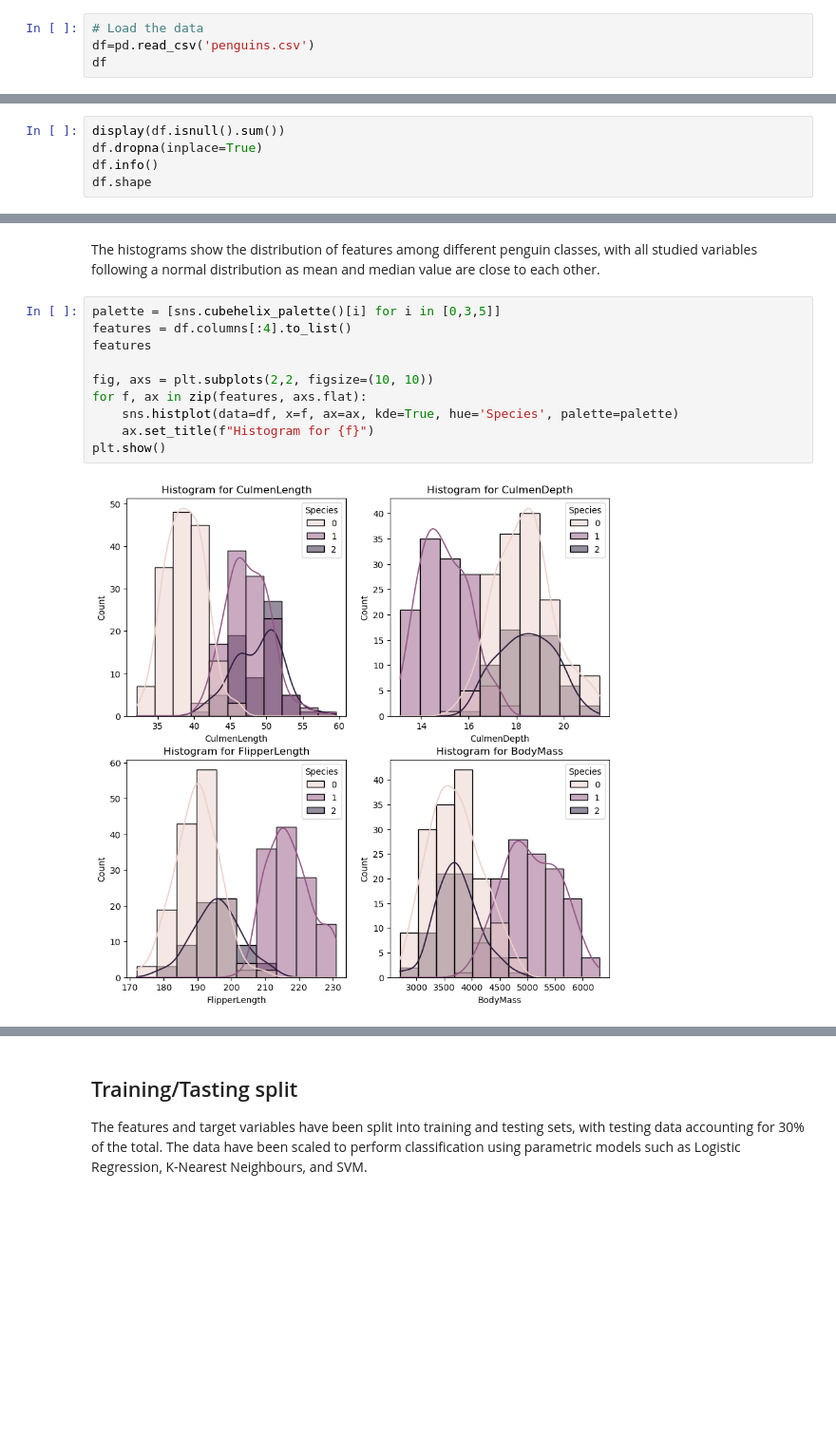
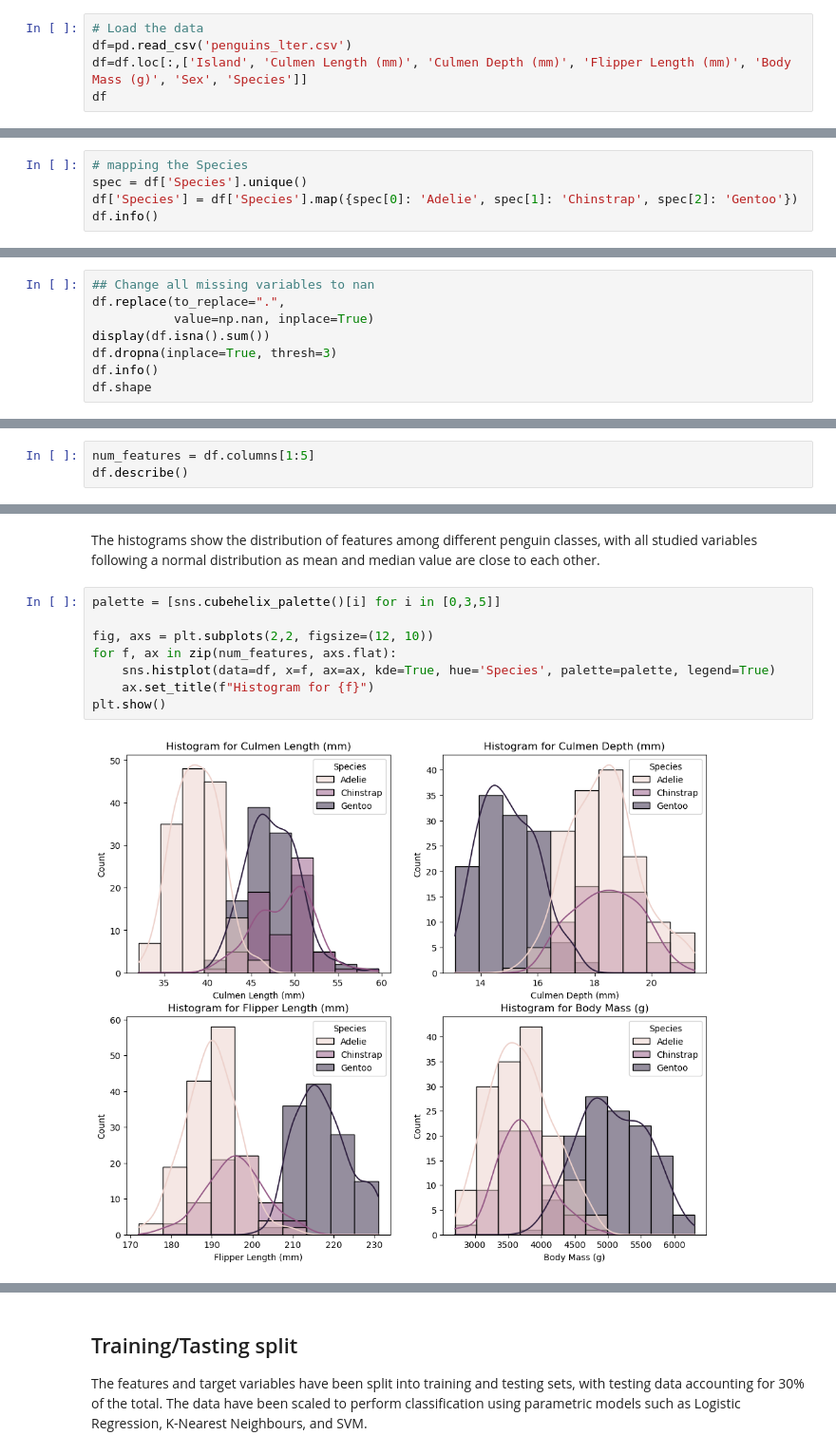
Before and after one commit to ania293/Classification_penguins, a Jupyter notebook: penguins.ipynb, the cells around one changed output, grey strips where cells are left out. Shown at 95% size. Cells and saved outputs as stored; diff of their text form; blank space fills up the shorter version.

```diff
--- a/penguins.ipynb
+++ b/penguins.ipynb
@@ -19,5 +36,6 @@ from functions import model_perform
 # %%
 # Load the data
-df=pd.read_csv('penguins.csv')
+df=pd.read_csv('penguins_lter.csv')
+df=df.loc[:,['Island', 'Culmen Length (mm)', 'Culmen Depth (mm)', 'Flipper Length (mm)', 'Body Mass (g)', 'Sex', 'Species']]
 df
 # %% [output]
@@ -63,0 +69,5 @@ memory usage: 13.6 KB
+# %%
+# mapping the Species
+spec = df['Species'].unique()
+df['Species'] = df['Species'].map({spec[0]: 'Adelie', spec[1]: 'Chinstrap', spec[2]: 'Gentoo'})
+df.info()
@@ -66,8 +91,11 @@ memory usage: 13.6 KB
 
 Verifying the number of samples and checking the completeness of the data.
 # %%
-display(df.isnull().sum())
-df.dropna(inplace=True)
+## Change all missing variables to nan
+df.replace(to_replace=".",
+           value=np.nan, inplace=True)
+display(df.isna().sum())
+df.dropna(inplace=True, thresh=3)
 df.info()
 df.shape
 # %% [output]
@@ -110,0 +135,3 @@ df.describe()
+# %%
+num_features = df.columns[1:5]
+df.describe()
@@ -112,13 +149,11 @@ df.describe()
 The histograms show the distribution of features among different penguin classes, with all studied variables following a normal distribution as mean and median value are close to each other.
 # %%
 palette = [sns.cubehelix_palette()[i] for i in [0,3,5]]
-features = df.columns[:4].to_list()
-features
 
-fig, axs = plt.subplots(2,2, figsize=(10, 10))
-for f, ax in zip(features, axs.flat):
-    sns.histplot(data=df, x=f, ax=ax, kde=True, hue='Species', palette=palette)
+fig, axs = plt.subplots(2,2, figsize=(12, 10))
+for f, ax in zip(num_features, axs.flat):
+    sns.histplot(data=df, x=f, ax=ax, kde=True, hue='Species', palette=palette, legend=True)
     ax.set_title(f"Histogram for {f}")
 plt.show()
 # %% [output]
-[figure, old version]
+[figure, new version]
```
Also changed, not shown: parts of 46 cells of this notebook, 2 other files.
